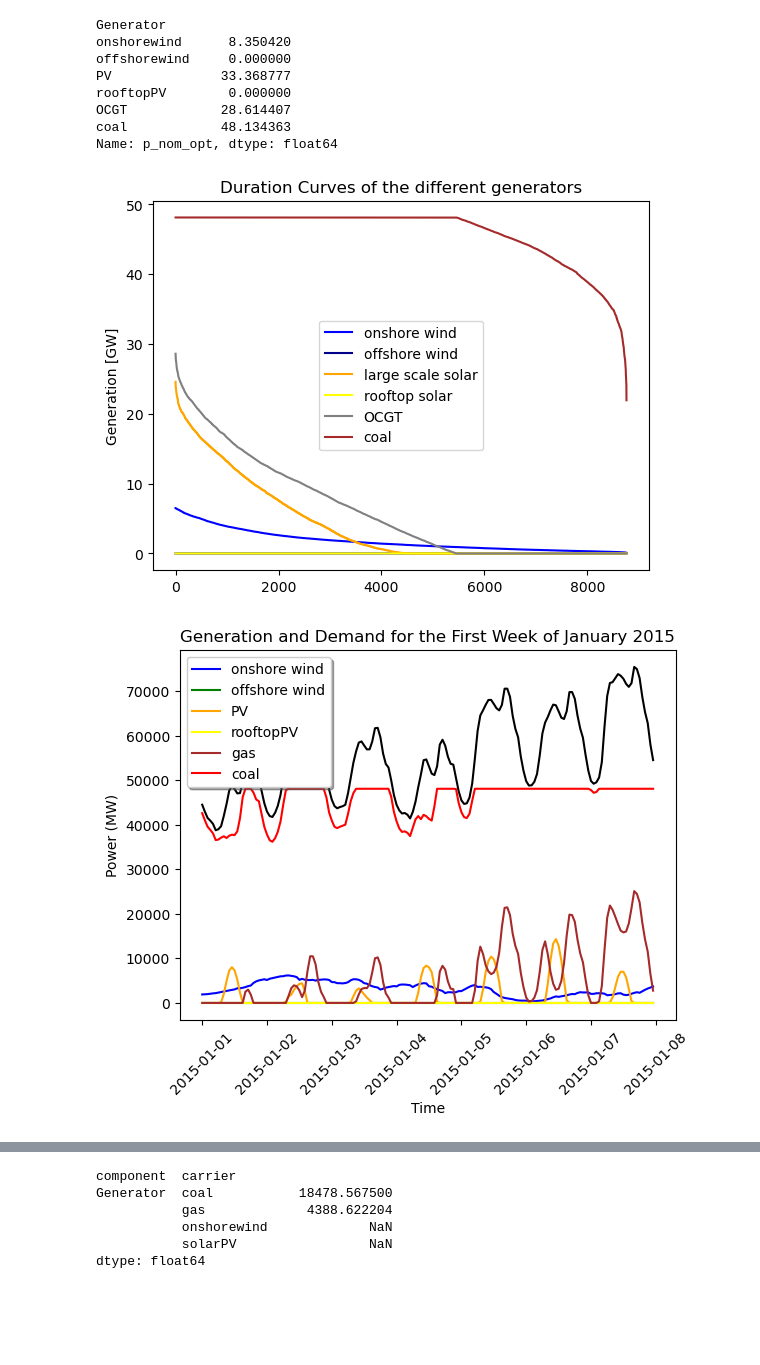
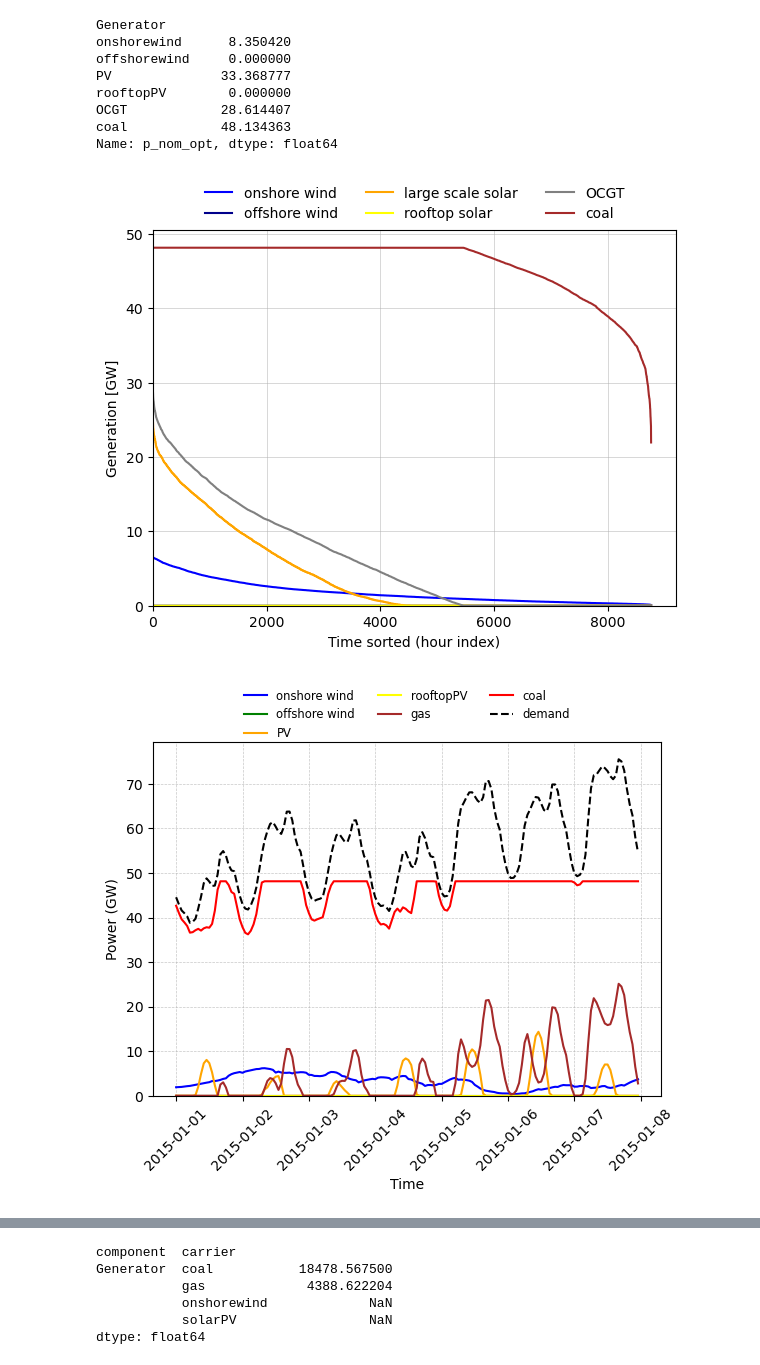
Before and after one commit to alex-catruc/IntegratedEG, a Jupyter notebook: AssignmentA-E.ipynb, the cells around one changed output, grey strips where cells are left out. Drawn from its saved outputs; the diff is of its cells as text; code cells hidden in the pictures; blank space fills up the shorter version.

```diff
--- a/AssignmentA-E.ipynb
+++ b/AssignmentA-E.ipynb
@@ -260,33 +262,48 @@ OCGT            28.614407
 coal            48.134363
 Name: p_nom_opt, dtype: float64
 # %%
-# Duration Curves
-cf_onshore = network.generators_t.p['onshorewind'].sort_values(ascending=False,ignore_index=True)/1e3
-cf_offshore = network.generators_t.p['offshorewind'].sort_values(ascending=False,ignore_index=True)/1e3
-cf_PV = network.generators_t.p['PV'].sort_values(ascending=False,ignore_index=True)/1e3
-cf_rooftopPV = network.generators_t.p['rooftopPV'].sort_values(ascending=False,ignore_index=True)/1e3
-cf_OCGT = network.generators_t.p['OCGT'].sort_values(ascending=False,ignore_index=True)/1e3
-cf_coal = network.generators_t.p['coal'].sort_values(ascending=False,ignore_index=True)/1e3
+colors = ['blue', 'darkblue', 'orange', 'yellow', 'brown', 'grey']
 
+# Duration Curves (in GW)
+cf_onshore = network.generators_t.p['onshorewind'].sort_values(ascending=False, ignore_index=True) / 1e3
+cf_offshore = network.generators_t.p['offshorewind'].sort_values(ascending=False, ignore_index=True) / 1e3
+cf_PV = network.generators_t.p['PV'].sort_values(ascending=False, ignore_index=True) / 1e3
+cf_rooftopPV = network.generators_t.p['rooftopPV'].sort_values(ascending=False, ignore_index=True) / 1e3
+cf_OCGT = network.generators_t.p['OCGT'].sort_values(ascending=False, ignore_index=True) / 1e3
+cf_coal = network.generators_t.p['coal'].sort_values(ascending=False, ignore_index=True) / 1e3
 
-cf_onshore.plot(kind='line', ylabel='CF onshore', color='blue')
-cf_offshore.plot(kind='line', ylabel='CF offshore', color='darkblue')
-cf_PV.plot(kind='line', ylabel='CF PV', color='orange')
-cf_rooftopPV.plot(kind='line', ylabel='CF rooftopPV', color='yellow')
-cf_OCGT.plot(kind='line', ylabel='CF OCGT', color='grey')
-cf_coal.plot(kind='line', ylabel='CF coal', color='brown')
-plt.title('Duration Curves of the different generators')
-plt.legend(['onshore wind', 'offshore wind', 'large scale solar', 'rooftop solar', 'OCGT', 'coal'])
+plt.figure(figsize=(6, 5))
+
+plt.plot(cf_onshore, color='blue')
+plt.plot(cf_offshore, color='darkblue')
+plt.plot(cf_PV, color='orange')
+plt.plot(cf_rooftopPV, color='yellow')
+plt.plot(cf_OCGT, color='grey')
+plt.plot(cf_coal, color='brown')
+
+plt.grid(True, which='both', linewidth=0.5, alpha=0.7)
 plt.ylabel('Generation [GW]')
+plt.xlabel('Time sorted (hour index)')
+
+# Force axes to start at 0
+plt.ylim(bottom=0)
+plt.xlim(left=0)
+
+# Legend on top center
+plt.legend(['onshore wind', 'offshore wind', 'large scale solar', 'rooftop solar', 'OCGT', 'coal'],
+           loc='upper center', bbox_to_anchor=(0.5, 1.15), ncol=3, frameon=False)
+
+plt.tight_layout()
 plt.show()
 # %% [output]
-[figure, old version]
+[figure, new version]
 # %%
-# Plot dispatch for a week in winter
 start_date_1 = '2015-01-01'
 end_date_1 = '2015-01-07'
-week_1 = network.generators_t.p.loc[start_date_1:end_date_1]
+week_1 = network.generators_t.p.loc[start_date_1:end_date_1] / 1e3  # Convert to GW
+demand = network.loads_t.p['load'].loc[start_date_1:end_date_1] / 1e3  # Convert to GW
 
+plt.figure(figsize=(6, 5.5))
 
 plt.plot(week_1['onshorewind'], color='blue', label='onshore wind')
 plt.plot(week_1['offshorewind'], color='green', label='offshore wind')
@@ -294,15 +311,22 @@ plt.plot(week_1['PV'], color='orange', label='PV')
 plt.plot(week_1['rooftopPV'], color='yellow', label='rooftopPV')
 plt.plot(week_1['OCGT'], color='brown', label='gas')
 plt.plot(week_1['coal'], color='red', label='coal')
-plt.legend(fancybox=True, shadow=True, loc='best')
-plt.plot(network.loads_t.p['load'].loc[start_date_1:end_date_1], color='black', label='demand')
+plt.plot(demand, color='black', label='demand', linestyle='--')
+
+plt.grid(True, which='both', linestyle='--', linewidth=0.5, alpha=0.7)
+plt.ylim(bottom=0)
 plt.xlabel('Time')
-plt.ylabel('Power (MW)')
-plt.title('Generation and Demand for the First Week of January 2015')
+plt.ylabel('Power (GW)')  # Updated unit
+plt.xticks(rotation=45)
 
-# Rotate x-axis labels
-plt.xticks(rotation=45)
+plt.legend(loc='upper center',
+           bbox_to_anchor=(0.5, 1.18),
+           ncol=3,
+           fontsize='small',
+           frameon=False)
+
+plt.tight_layout()
 plt.show()
 # %% [output]
-[figure, old version]
+[figure, new version]
 # %%
```
Also changed, not shown: parts of 22 cells of this notebook.
